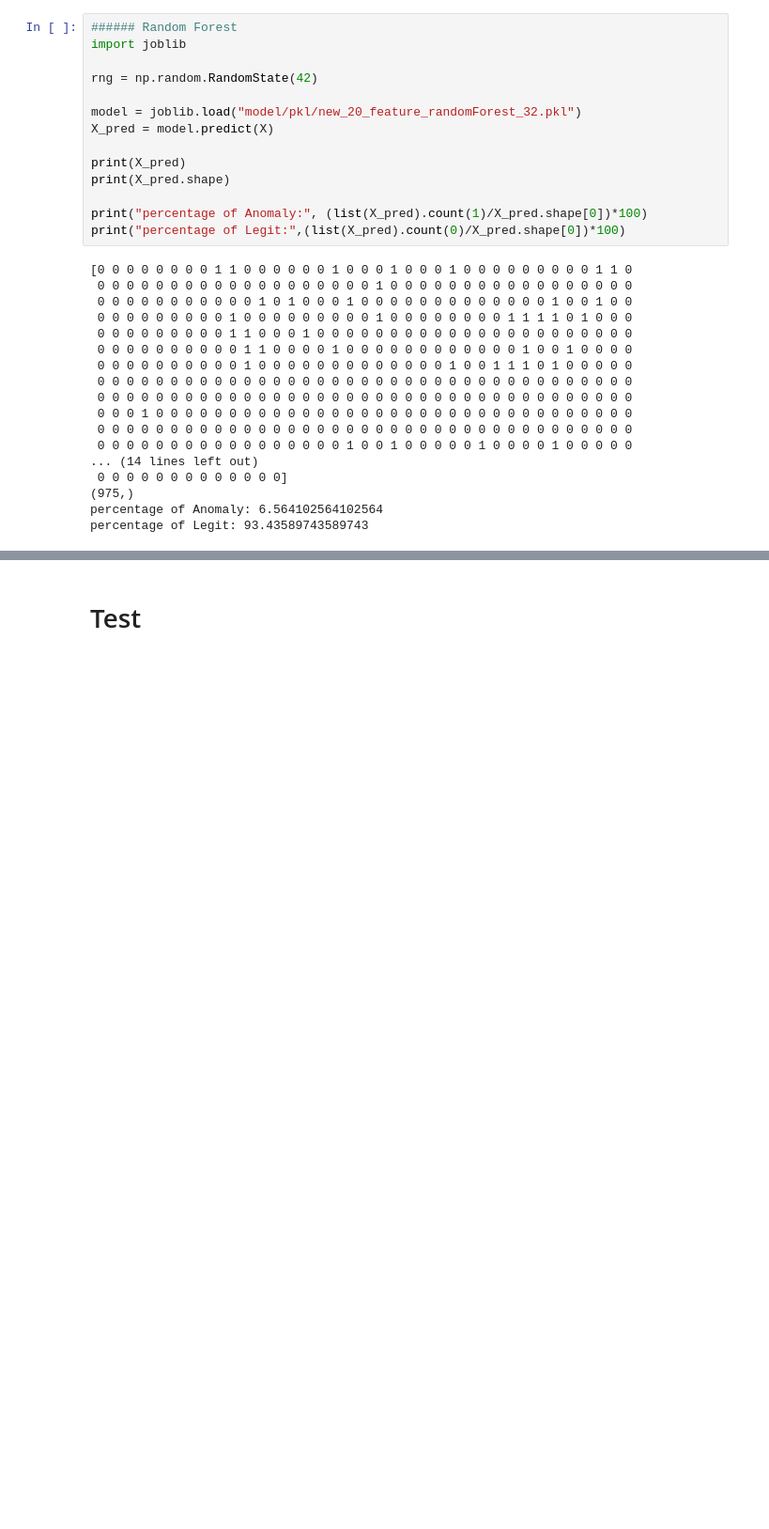
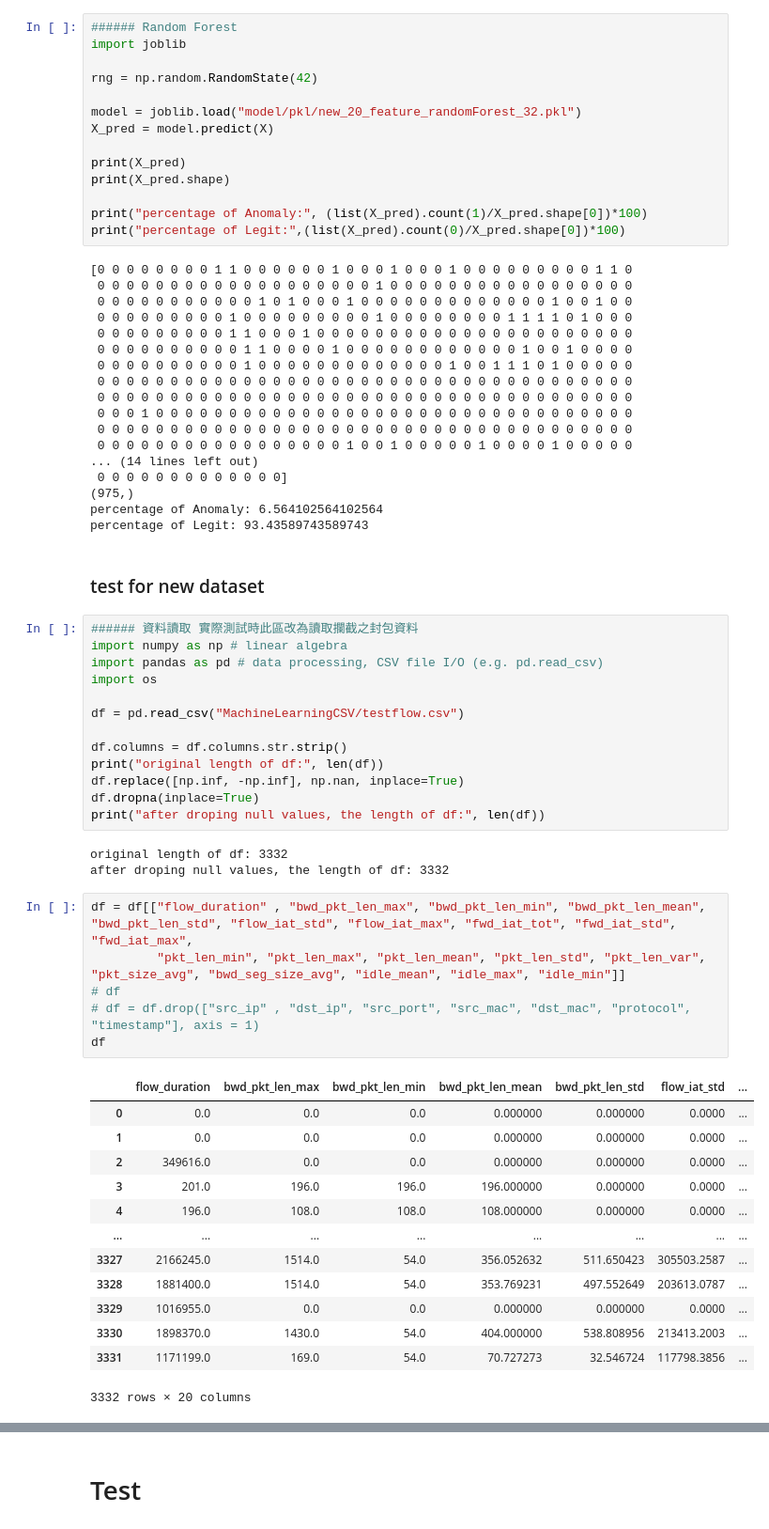
Before and after one commit to 0222826398/AIBOX_model, a Jupyter notebook: formodel.ipynb, the cells around one changed output, grey strips where cells are left out. Shown: that part at 94% size. Drawn from its saved outputs; the diff is of its cells as text; blank space fills up the shorter version.

```diff
--- a/formodel.ipynb
+++ b/formodel.ipynb
@@ -482,3 +482,41 @@ print("percentage of Legit:",(list(X_pred).count(0)/X_pred.shape[0])*100)
 (975,)
 percentage of Anomaly: 6.564102564102564
 percentage of Legit: 93.43589743589743
+# %% [markdown]
+### test for new dataset
+# %%
+###### 資料讀取 實際測試時此區改為讀取攔截之封包資料
+import numpy as np # linear algebra
+import pandas as pd # data processing, CSV file I/O (e.g. pd.read_csv)
+import os
+
+df = pd.read_csv("MachineLearningCSV/testflow.csv")
+
+df.columns = df.columns.str.strip()
+print("original length of df:", len(df))
+df.replace([np.inf, -np.inf], np.nan, inplace=True)
+df.dropna(inplace=True)
+print("after droping null values, the length of df:", len(df))
+# %% [output]
+original length of df: 3332
+after droping null values, the length of df: 3332
+# %%
+df = df[["flow_duration" , "bwd_pkt_len_max", "bwd_pkt_len_min", "bwd_pkt_len_mean", "bwd_pkt_len_std", "flow_iat_std", "flow_iat_max", "fwd_iat_tot", "fwd_iat_std", "fwd_iat_max",
+         "pkt_len_min", "pkt_len_max", "pkt_len_mean", "pkt_len_std", "pkt_len_var", "pkt_size_avg", "bwd_seg_size_avg", "idle_mean", "idle_max", "idle_min"]]
+# df
+# df = df.drop(["src_ip" , "dst_ip", "src_port", "src_mac", "dst_mac", "protocol", "timestamp"], axis = 1)
+df
+# %% [output]
+|  | flow_duration | bwd_pkt_len_max | bwd_pkt_len_min | bwd_pkt_len_mean | bwd_pkt_len_std | flow_iat_std | ... |
+| 0 | 0.0 | 0.0 | 0.0 | 0.000000 | 0.000000 | 0.0000 | ... |
+| 1 | 0.0 | 0.0 | 0.0 | 0.000000 | 0.000000 | 0.0000 | ... |
+| 2 | 349616.0 | 0.0 | 0.0 | 0.000000 | 0.000000 | 0.0000 | ... |
+| 3 | 201.0 | 196.0 | 196.0 | 196.000000 | 0.000000 | 0.0000 | ... |
+| 4 | 196.0 | 108.0 | 108.0 | 108.000000 | 0.000000 | 0.0000 | ... |
+| ... | ... | ... | ... | ... | ... | ... | ... |
+| 3327 | 2166245.0 | 1514.0 | 54.0 | 356.052632 | 511.650423 | 305503.2587 | ... |
+| 3328 | 1881400.0 | 1514.0 | 54.0 | 353.769231 | 497.552649 | 203613.0787 | ... |
+| 3329 | 1016955.0 | 0.0 | 0.0 | 0.000000 | 0.000000 | 0.0000 | ... |
+| 3330 | 1898370.0 | 1430.0 | 54.0 | 404.000000 | 538.808956 | 213413.2003 | ... |
+| 3331 | 1171199.0 | 169.0 | 54.0 | 70.727273 | 32.546724 | 117798.3856 | ... |
+3332 rows × 20 columns
```
Also changed, not shown: parts of 4 cells of this notebook, 1 other file.
